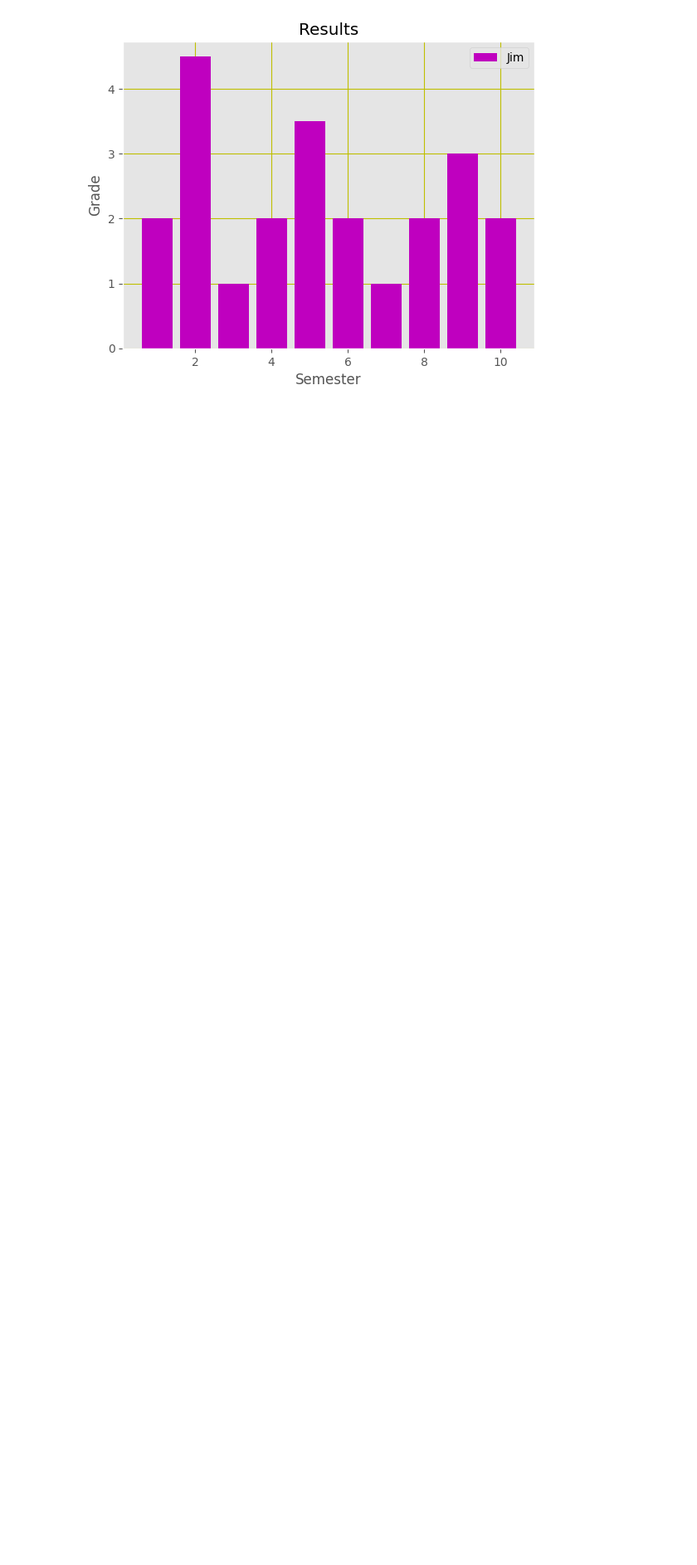
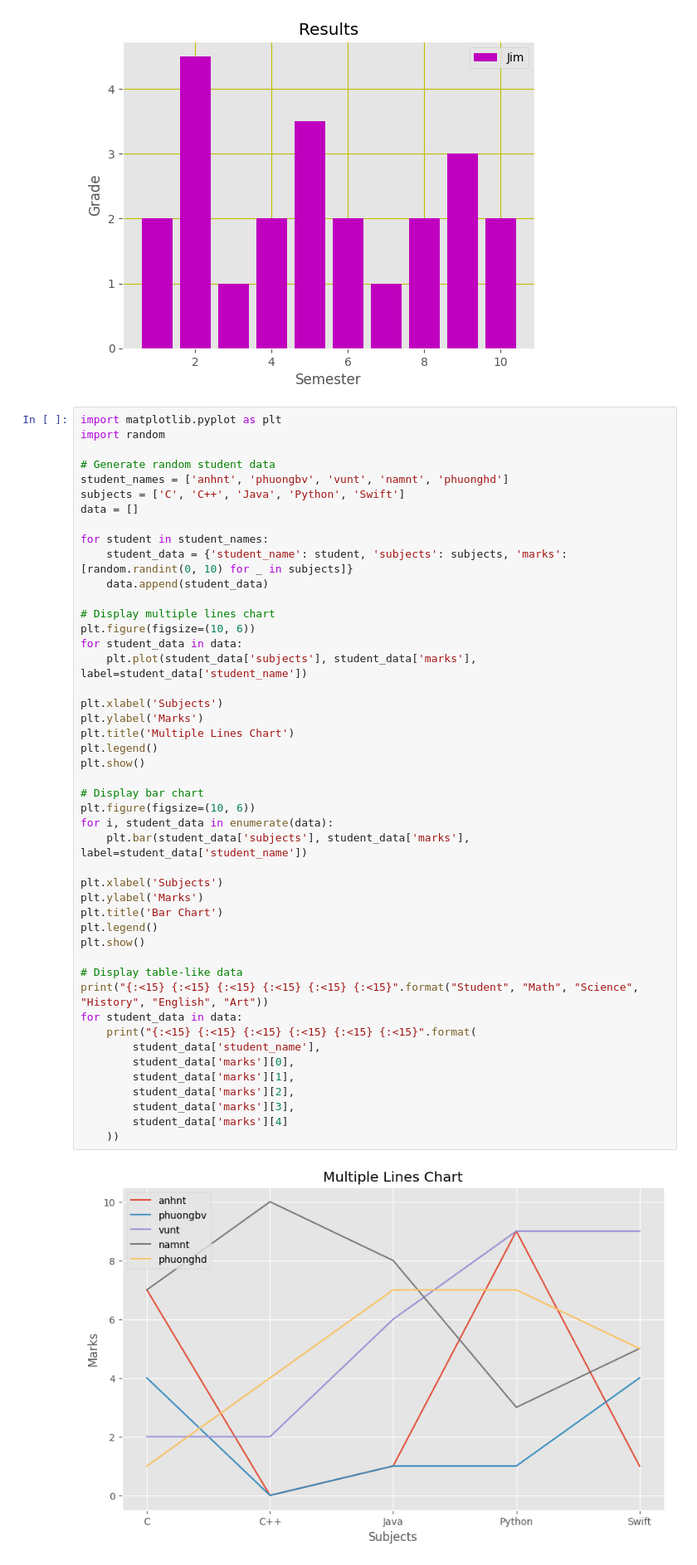
Before and after one commit to tien226anh/school_docs, a Jupyter notebook: intel_system/homeworks/bai1/no1_8.ipynb, the cells around one changed output. Shown at 83% size. Cells and saved outputs as stored; diff of their text form; blank space fills up the shorter version.

```diff
--- a/intel_system/homeworks/bai1/no1_8.ipynb
+++ b/intel_system/homeworks/bai1/no1_8.ipynb
@@ -77,3 +78,51 @@ plt.legend()
 plt.grid(True, color="y")
 # %% [output]
 [figure]
+# %%
+import matplotlib.pyplot as plt
+import random
+
+# Generate random student data
+student_names = ['anhnt', 'phuongbv', 'vunt', 'namnt', 'phuonghd']
+subjects = ['C', 'C++', 'Java', 'Python', 'Swift']
+data = []
+
+for student in student_names:
+    student_data = {'student_name': student, 'subjects': subjects, 'marks': [random.randint(0, 10) for _ in subjects]}
+    data.append(student_data)
+
+# Display multiple lines chart
+plt.figure(figsize=(10, 6))
+for student_data in data:
+    plt.plot(student_data['subjects'], student_data['marks'], label=student_data['student_name'])
+
+plt.xlabel('Subjects')
+plt.ylabel('Marks')
+plt.title('Multiple Lines Chart')
+plt.legend()
+plt.show()
+
+# Display bar chart
+plt.figure(figsize=(10, 6))
+for i, student_data in enumerate(data):
+    plt.bar(student_data['subjects'], student_data['marks'], label=student_data['student_name'])
+
+plt.xlabel('Subjects')
+plt.ylabel('Marks')
+plt.title('Bar Chart')
+plt.legend()
+plt.show()
+
+# Display table-like data
+print("{:<15} {:<15} {:<15} {:<15} {:<15} {:<15}".format("Student", "Math", "Science", "History", "English", "Art"))
+for student_data in data:
+    print("{:<15} {:<15} {:<15} {:<15} {:<15} {:<15}".format(
+        student_data['student_name'],
+        student_data['marks'][0],
+        student_data['marks'][1],
+        student_data['marks'][2],
+        student_data['marks'][3],
+        student_data['marks'][4]
+    ))
+# %% [output]
+[figure, added]
```
Also changed, not shown: parts of 2 cells of this notebook, 5 other files.
